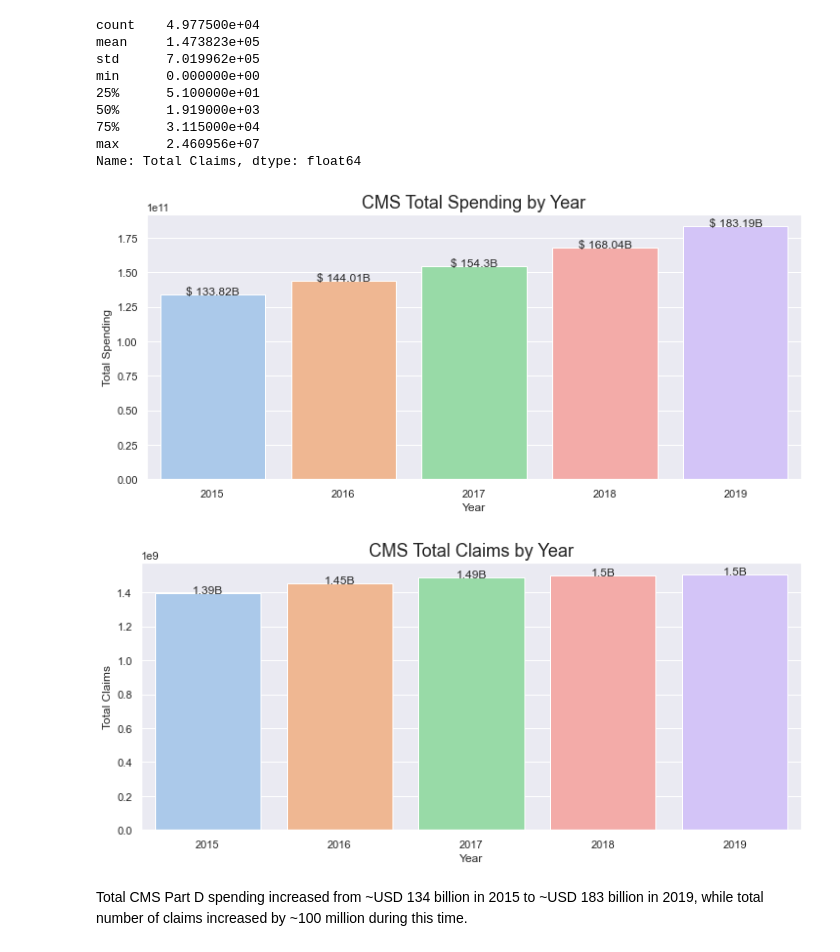
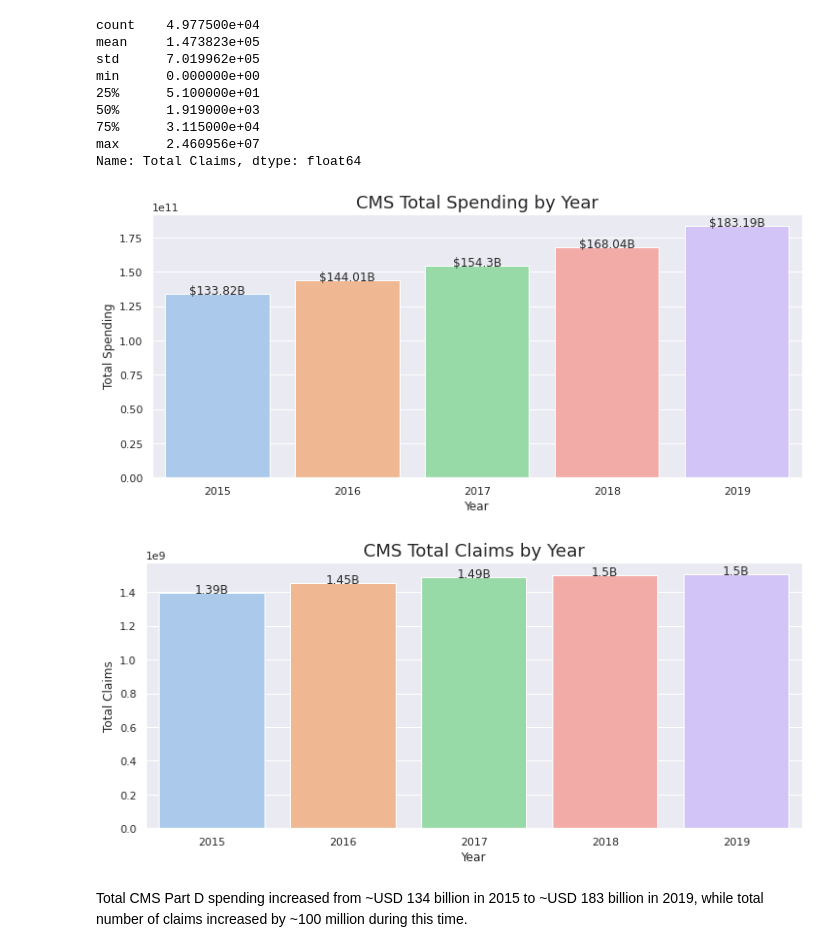
Before and after one commit to fabiovillagran/cms_analysis, a Jupyter notebook: CMS_Part_D_Spending_Utilization_Analysis.ipynb, the cells around one changed output. Saved outputs shown, nothing was run; the diff lists cells and outputs as text; code cells hidden in the pictures.

```diff
--- a/CMS_Part_D_Spending_Utilization_Analysis.ipynb
+++ b/CMS_Part_D_Spending_Utilization_Analysis.ipynb
@@ -21,7 +21,7 @@ sns.set_palette('pastel')
 # and converted to a CSV file for simpler readibility in pandas. No data points were transformed/reformatted in Excel
 
 
-df = pd.read_csv('cms_data_mftr.csv')
+df = pd.read_csv('../input/medicare-part-d-drug-spendingutilization-201519/cms_data_mftr.csv')
 
 df.head(5)
 # %% [output]
@@ -260,33 +260,21 @@ Name: Total Claims, dtype: float64
 # %%
 fig = plt.figure(figsize=(12,5))
 ax = sns.barplot(data=df2, x='Year', y='Total Spending', estimator=sum, ci=None)
 ax.set_title('CMS Total Spending by Year', fontsize=18)
 
 for p in ax.patches:
- # get the height of each bar
-    height = p.get_height()
- # adding text to each bar
-    ax.text(x = p.get_x()+(p.get_width()/2), # x-coordinate position of data label, padded to be in the middle of the bar
-    y = height+110, # y-coordinate position of data label, padded 100 above bar
-    s = '$ {}B'.format(round(height/1000000000, 2)), # data label, formatted to ignore decimals
-    ha = 'center') # sets horizontal alignment (ha) to center
+    ax.text(x = p.get_x()+(p.get_width()/2),y = p.get_height()+110, s = '${}B'.format(round(p.get_height()/1000000000, 2)),ha = 'center')
 # %% [output]
-[figure, old version]
+[figure, new version]
 # %%
 fig = plt.figure(figsize=(12,5))
 ax = sns.barplot(data=df2, x='Year', y='Total Claims', estimator=sum, ci=None)
 ax.set_title('CMS Total Claims by Year', fontsize=18)
 
 for p in ax.patches:
- # get the height of each bar
-    height = p.get_height()
- # adding text to each bar
-    ax.text(x = p.get_x()+(p.get_width()/2), # x-coordinate position of data label, padded to be in the middle of the bar
-    y = height+110, # y-coordinate position of data label, padded 100 above bar
-    s = '{}B'.format(round(height/1000000000, 2)), # data label, formatted to ignore decimals
-    ha = 'center') # sets horizontal alignment (ha) to center
+    ax.text(x = p.get_x()+(p.get_width()/2),y = p.get_height()+110,s = '{}B'.format(round(p.get_height()/1000000000, 2)),ha = 'center')
 # %% [output]
-[figure, old version]
+[figure, new version]
 # %% [markdown]
 Total CMS Part D spending increased from ~USD 134 billion in 2015 to ~USD 183 billion in 2019, while total number of claims increased by ~100 million during this time.
 # %%
```
Also changed, not shown: parts of 30 cells of this notebook.
